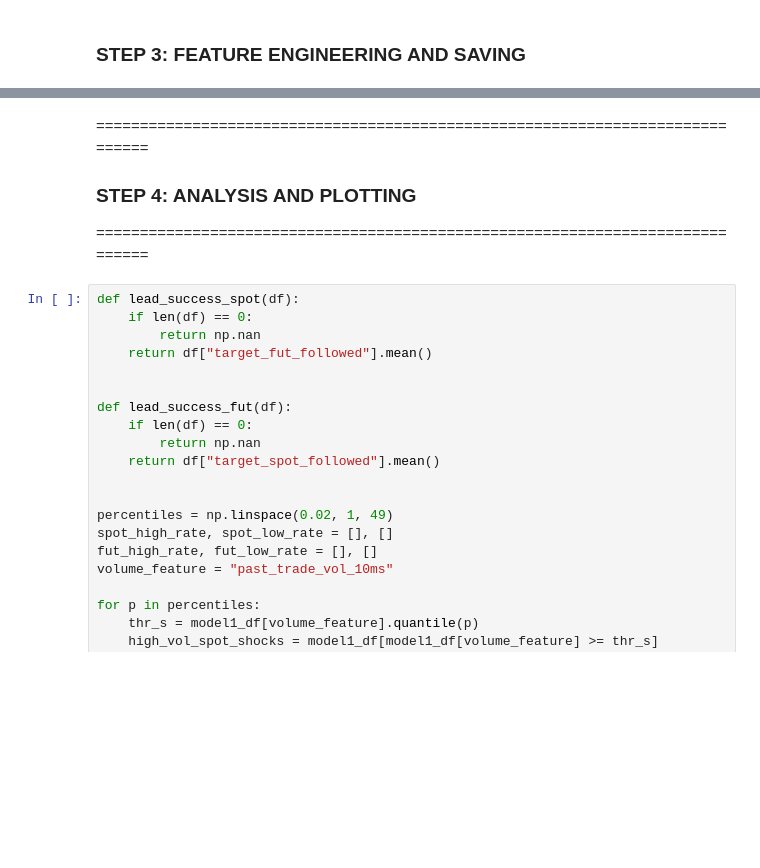
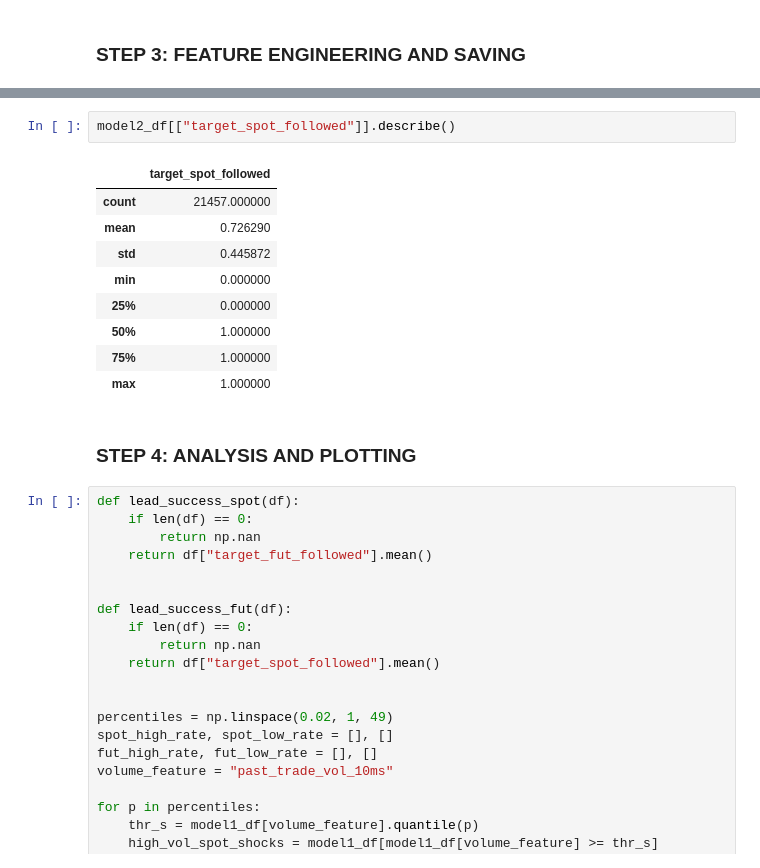
Before and after one commit to doginono/teamnano, a Jupyter notebook: futures.ipynb, the cells around one changed output, grey strips where cells are left out. Saved outputs shown, nothing was run; the diff lists cells and outputs as text; blank space fills up the shorter version.

```diff
--- a/futures.ipynb
+++ b/futures.ipynb
@@ -287,10 +287,20 @@ Preview of new columns for Model 2:
 2          1            1                     1                0.000460
 3          1            1                     1                0.000460
 4         -1           -1                     1               -0.000230
+# %%
+model2_df[["target_spot_followed"]].describe()
+# %% [output]
+|  | target_spot_followed |
+| count | 21457.000000 |
+| mean | 0.726290 |
+| std | 0.445872 |
+| min | 0.000000 |
+| 25% | 0.000000 |
+| 50% | 1.000000 |
+| 75% | 1.000000 |
+| max | 1.000000 |
 # %% [markdown]
-==============================================================================
 ### STEP 4: ANALYSIS AND PLOTTING
-==============================================================================
 # %%
 def lead_success_spot(df):
     if len(df) == 0:
```
Also changed, not shown: parts of 4 cells of this notebook, 2 other files.
